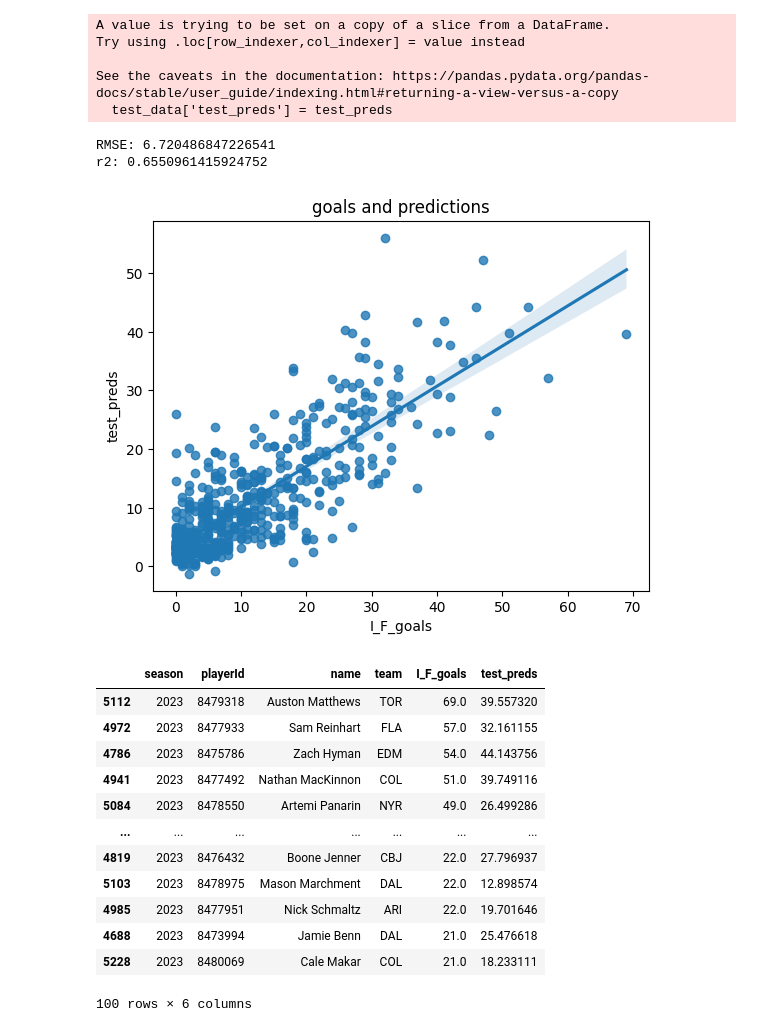
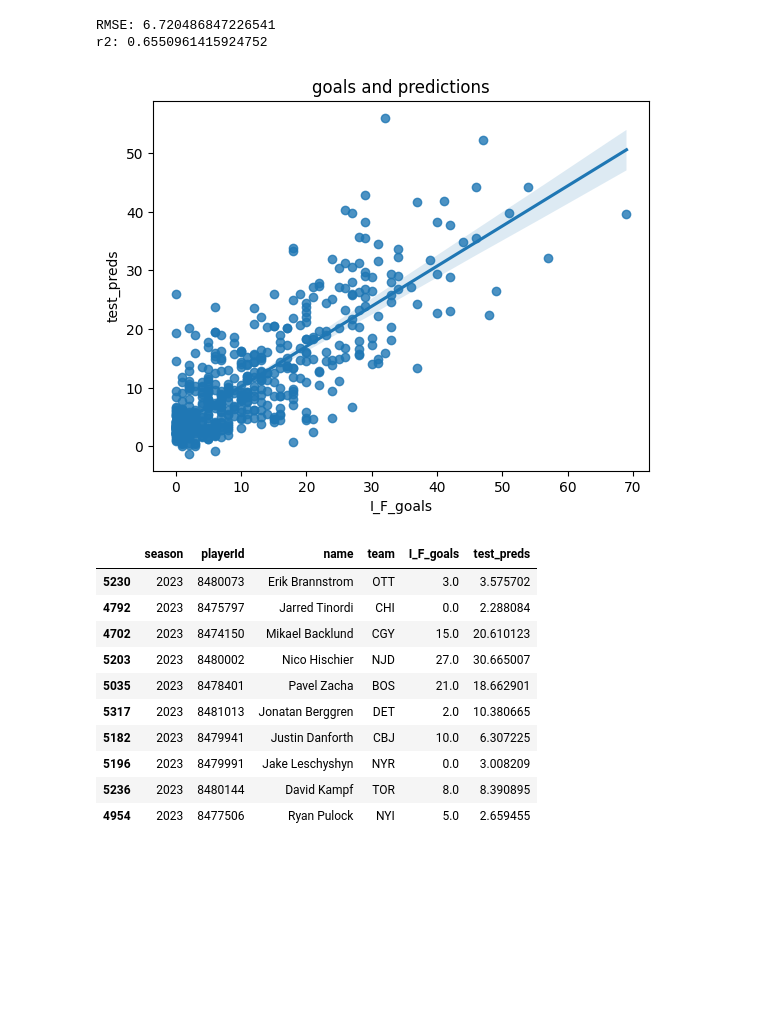
Before and after one commit to youssefr26/NHL_goal_predictor, a Jupyter notebook: goal_pred.ipynb, the cells around one changed output. Drawn from its saved outputs; the diff is of its cells as text; code cells hidden in the pictures; blank space fills up the shorter version.

```diff
--- a/goal_pred.ipynb
+++ b/goal_pred.ipynb
@@ -12,7 +12,7 @@ from scipy.stats import pearsonr
 
 
 #Define project directory
-project_directory = '/content/drive/MyDrive/puck_predictor'
+project_directory = '/content/drive/MyDrive/puck_predictor/data'
 
 #Seasons data
 seasons = os.listdir(f"{project_directory}")
@@ -102,50 +102,44 @@ model_data = (new_skater_df.dropna(subset=prev_needed_feats+[target]))
 train_seasons = [2018, 2019, 2020, 2021, 2022]
 
 train_data = model_data.loc[model_data['season'].isin(train_seasons)]
 test_data = model_data.loc[model_data['season'] == 2023]
 
 
 model = LinearRegression()
 
 model.fit(train_data[prev_needed_feats], train_data[target])
 
 test_preds = model.predict(test_data[prev_needed_feats])
 
 
 test_preds = pd.Series(test_preds, index=test_data.index)
 
+test_data = test_data.copy()
 test_data['test_preds'] = test_preds
 
 
 rmse = mean_squared_error(test_data[target], test_data['test_preds'])**0.5
 r2 = pearsonr(test_data[target], test_data['test_preds'])[0]**2
 
 print(f"RMSE: {rmse}\nr2: {r2}")
 
 sns.regplot(data=test_data, x=target, y='test_preds')
 plt.title('goals and predictions')
 plt.show()
 
-test_data.loc[:, ['season', 'playerId', 'name', 'team', target, 'test_preds']].sort_values(target, ascending=False).head(100)
+test_data.loc[:, ['season', 'playerId', 'name', 'team', target, 'test_preds']].sort_values(target, ascending=False).sample(10)
 # %% [output]
-A value is trying to be set on a copy of a slice from a DataFrame.
-Try using .loc[row_indexer,col_indexer] = value instead
-
-See the caveats in the documentation: https://pandas.pydata.org/pandas-docs/stable/user_guide/indexing.html#returning-a-view-versus-a-copy
-  test_data['test_preds'] = test_preds
+RMSE: 6.720486847226541
+r2: 0.6550961415924752
-RMSE: 6.720486847226541
-r2: 0.6550961415924752
 [figure]
 |  | season | playerId | name | team | I_F_goals | test_preds |
-| 5112 | 2023 | 8479318 | Auston Matthews | TOR | 69.0 | 39.557320 |
-| 4972 | 2023 | 8477933 | Sam Reinhart | FLA | 57.0 | 32.161155 |
-| 4786 | 2023 | 8475786 | Zach Hyman | EDM | 54.0 | 44.143756 |
-| 4941 | 2023 | 8477492 | Nathan MacKinnon | COL | 51.0 | 39.749116 |
-| 5084 | 2023 | 8478550 | Artemi Panarin | NYR | 49.0 | 26.499286 |
-| ... | ... | ... | ... | ... | ... | ... |
-| 4819 | 2023 | 8476432 | Boone Jenner | CBJ | 22.0 | 27.796937 |
-| 5103 | 2023 | 8478975 | Mason Marchment | DAL | 22.0 | 12.898574 |
-| 4985 | 2023 | 8477951 | Nick Schmaltz | ARI | 22.0 | 19.701646 |
-| 4688 | 2023 | 8473994 | Jamie Benn | DAL | 21.0 | 25.476618 |
-| 5228 | 2023 | 8480069 | Cale Makar | COL | 21.0 | 18.233111 |
+| 5230 | 2023 | 8480073 | Erik Brannstrom | OTT | 3.0 | 3.575702 |
+| 4792 | 2023 | 8475797 | Jarred Tinordi | CHI | 0.0 | 2.288084 |
+| 4702 | 2023 | 8474150 | Mikael Backlund | CGY | 15.0 | 20.610123 |
+| 5203 | 2023 | 8480002 | Nico Hischier | NJD | 27.0 | 30.665007 |
+| 5035 | 2023 | 8478401 | Pavel Zacha | BOS | 21.0 | 18.662901 |
+| 5317 | 2023 | 8481013 | Jonatan Berggren | DET | 2.0 | 10.380665 |
+| 5182 | 2023 | 8479941 | Justin Danforth | CBJ | 10.0 | 6.307225 |
+| 5196 | 2023 | 8479991 | Jake Leschyshyn | NYR | 0.0 | 3.008209 |
+| 5236 | 2023 | 8480144 | David Kampf | TOR | 8.0 | 8.390895 |
+| 4954 | 2023 | 8477506 | Ryan Pulock | NYI | 5.0 | 2.659455 |
-100 rows × 6 columns
```
